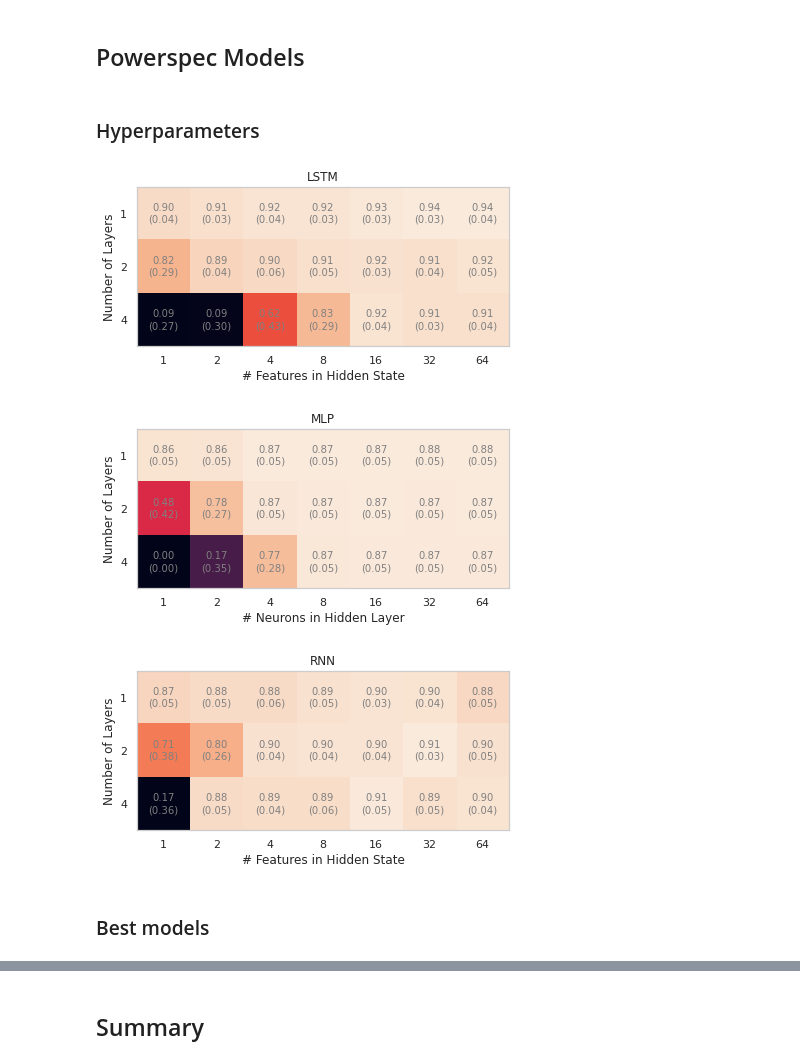
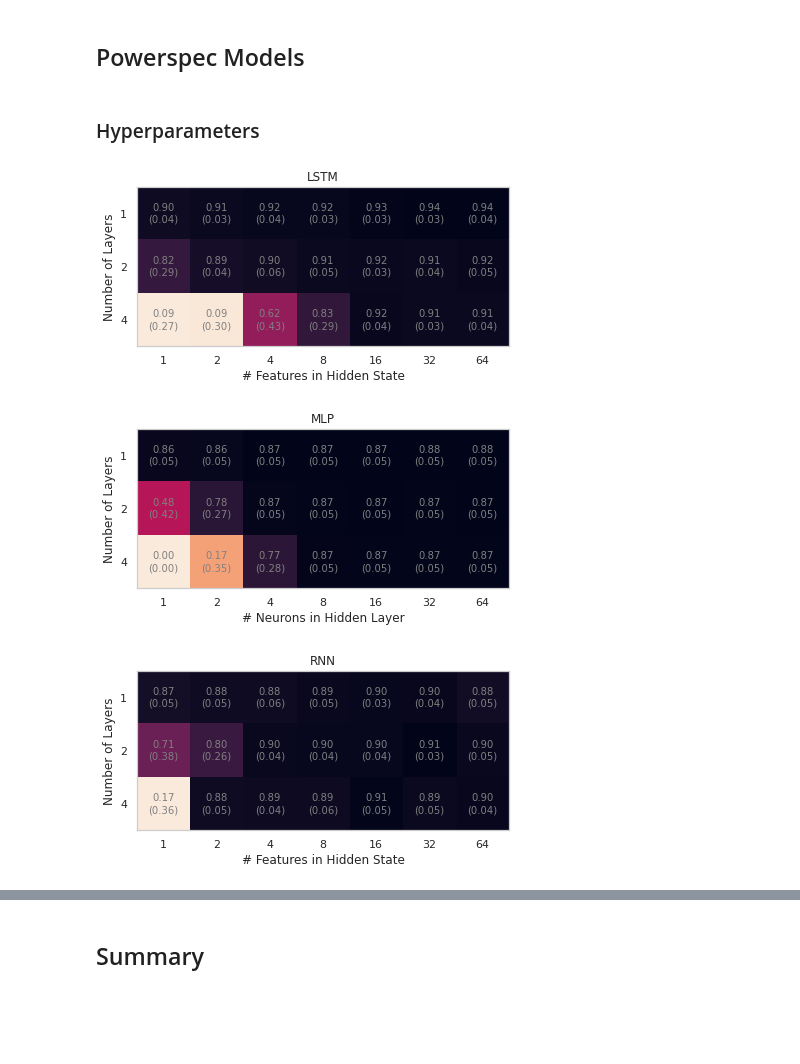
Before and after one commit to Trybnetic/tu7-acceleration-sleep-wake-classification, a Jupyter notebook: source/experiments/04_results.ipynb, the cells around one changed output, grey strips where cells are left out. Cells and saved outputs as stored; diff of their text form; code cells hidden in the pictures; blank space fills up the shorter version.

```diff
--- a/source/experiments/04_results.ipynb
+++ b/source/experiments/04_results.ipynb
@@ -62,7 +62,7 @@ for model in agg["Model"].unique():
     fig = plt.figure(figsize=(HEIGHT * 2, 2 * HEIGHT * ASPECT))
     ax = plt.subplot(1, 1, 1)
     ax.grid(False)
-    im = ax.imshow(means, cmap="rocket")
+    im = ax.imshow(means, cmap="rocket_r")
 
     # We want to show all ticks...
     ax.set_xticks(np.arange(len(hid_dim)))
@@ -123,7 +123,7 @@ plt.tight_layout(rect=(0,0,.8,1))
 # %% [markdown]
 ## Powerspec Models
-# %% [markdown]
-### Hyperparameters
+# %% [markdown]
+### Hyperparameters
 # %%
 data = pd.read_csv("results/exp03_test.csv")
 
@@ -149,36 +149,34 @@ for model in agg["Model"].unique():
 
     n_layers = tmp["Number of Layers"].unique()
     hid_dim = tmp["# Features in Hidden State"].unique()
 
     means = tmp.pivot(index="Number of Layers", columns="# Features in Hidden State", values="mean").values
     stds = tmp.pivot(index="Number of Layers", columns="# Features in Hidden State", values="std").values
 
     fig = plt.figure(figsize=(HEIGHT * 2, 2 * HEIGHT * ASPECT))
     ax = plt.subplot(1, 1, 1)
     ax.grid(False)
-    im = ax.imshow(means, cmap="rocket")
+    im = ax.imshow(means, cmap="rocket_r")
 
     # We want to show all ticks...
     ax.set_xticks(np.arange(len(hid_dim)))
     ax.set_yticks(np.arange(len(n_layers)))
     # ... and label them with the respective list entries
     ax.set_xticklabels(hid_dim)
     ax.set_yticklabels(n_layers)
 
     plt.xlabel('# Features in Hidden State') if model != "MLP" else plt.xlabel('# Neurons in Hidden Layer')
     plt.ylabel('Number of Layers')
 
     # Loop over data dimensions and create text annotations.
     for i in range(len(n_layers)):
         for j in range(len(hid_dim)):
             text = ax.text(j, i, f"{means[i, j]:.2f}\n({stds[i, j]:.2f})",
                            ha="center", va="center", color="grey", size=10)
 
     ax.set_title(model)
     plt.tight_layout()
 # %% [output]
-[figure, old version]
+[figure, new version]
-[figure, old version]
+[figure, new version]
-[figure, old version]
+[figure, new version]
-# %% [markdown]
-### Best models
```
Also changed, not shown: parts of 7 cells of this notebook.
